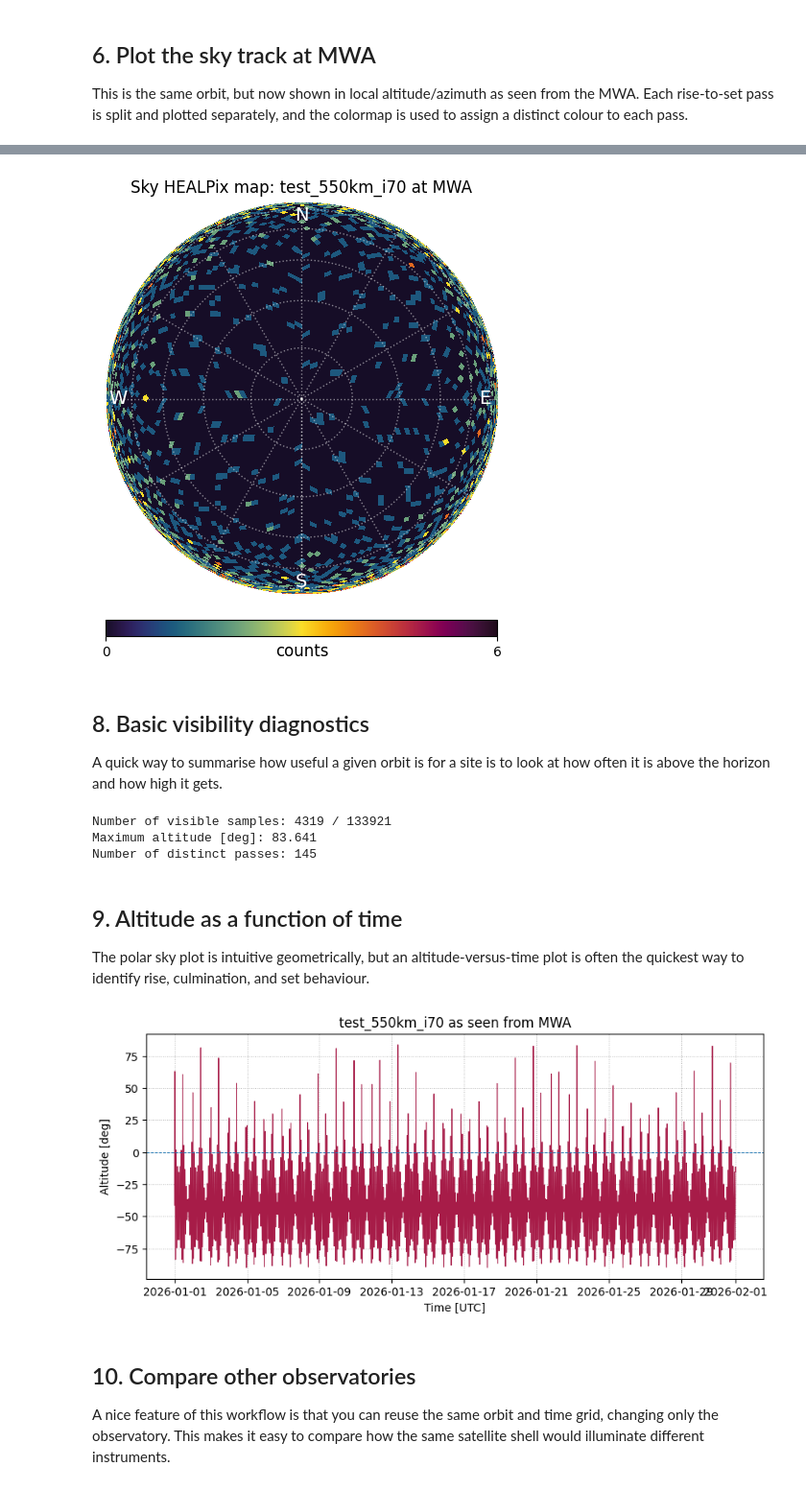
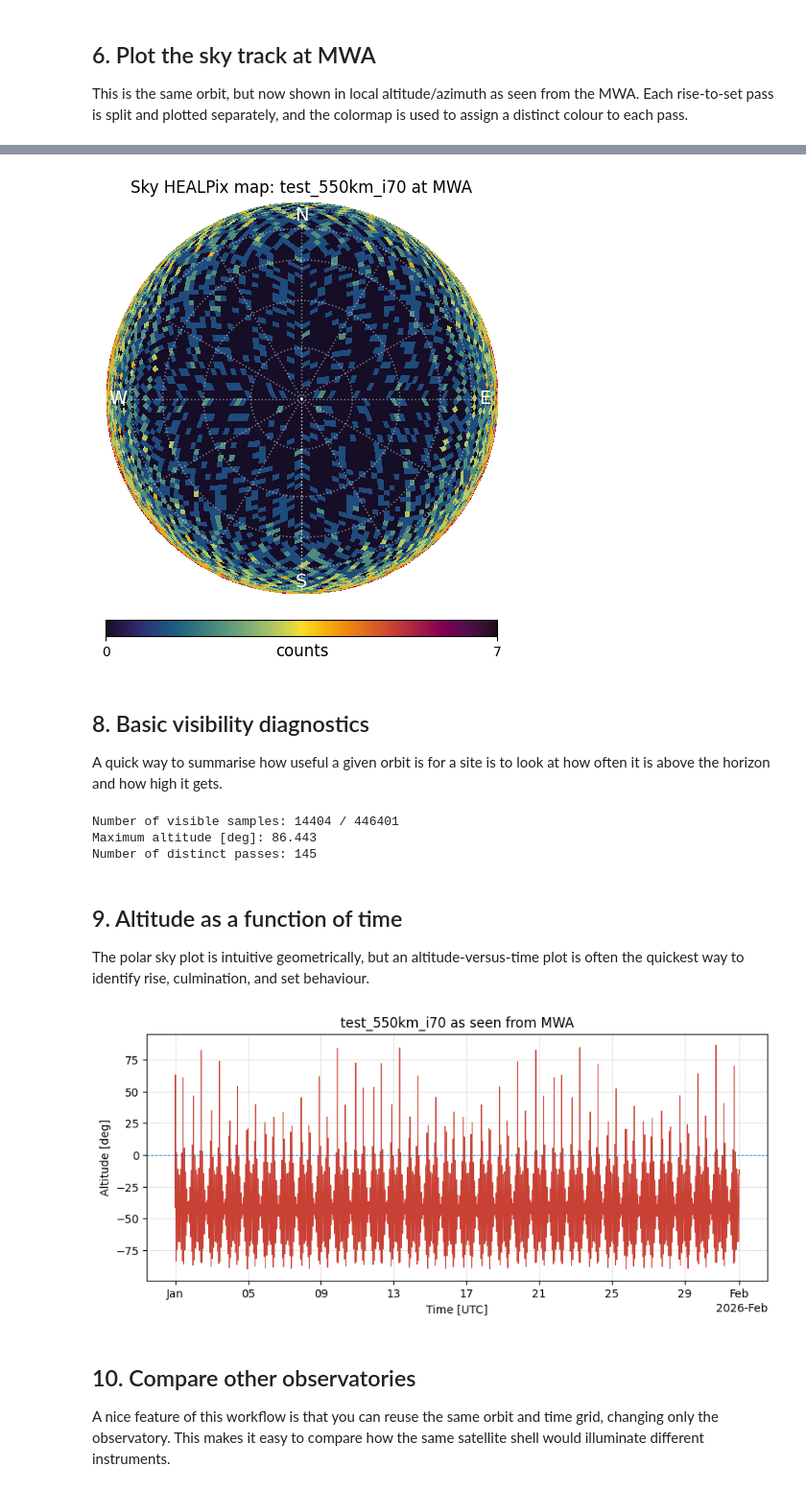
Before and after one commit to amanchokshi/skyweaver, a Jupyter notebook: docs/notebooks/skyweaver_example.ipynb, the cells around one changed output, grey strips where cells are left out. Shown at 96% size. Saved outputs shown, nothing was run; the diff lists cells and outputs as text; code cells hidden in the pictures.

```diff
--- a/docs/notebooks/skyweaver_example.ipynb
+++ b/docs/notebooks/skyweaver_example.ipynb
@@ -81,7 +82,7 @@ We now define the interval over which the orbit will be sampled. For demonstrati
 grid = TimeGrid(
     start=datetime(2026, 1, 1, 0, 0, 0, tzinfo=timezone.utc),
     stop=datetime(2026, 2, 1, 0, 0, 0, tzinfo=timezone.utc),
-    cadence_s=20.0,
+    cadence_s=6,
 )
 
 print(grid.summary())
@@ -161,7 +160,7 @@ healpix_map = plot_sky_track_healpix(
 )
 plt.show()
 # %% [output]
-[figure, old version]
+[figure, new version]
 # %% [markdown]
 ## 8. Basic visibility diagnostics
 
@@ -172,8 +171,8 @@ print(f"Number of visible samples: {visible.sum()} / {st.n_times}")
 print(f"Maximum altitude [deg]: {np.nanmax(st.altitude_deg):.3f}")
 print(f"Number of distinct passes: {len(st.passes())}")
 # %% [output]
-Number of visible samples: 4319 / 133921
-Maximum altitude [deg]: 83.641
+Number of visible samples: 14404 / 446401
+Maximum altitude [deg]: 86.443
 Number of distinct passes: 145
 # %% [markdown]
 ## 9. Altitude as a function of time
@@ -182,16 +181,25 @@ The polar sky plot is intuitive geometrically, but an altitude-versus-time plot
 # %%
 times = grid.datetimes()
 
 fig, ax = plt.subplots(figsize=(10, 4))
-ax.plot(times, st.altitude_deg, lw=0.7, color=cmr.pride(0.8))
+
+ax.plot(times, st.altitude_deg, lw=0.7, color=cmr.pride(0.73))
 ax.axhline(0.0, ls="--", lw=0.7)
+
+locator = mdates.AutoDateLocator(minticks=8, maxticks=16)
+formatter = mdates.ConciseDateFormatter(locator)
+
+ax.xaxis.set_major_locator(locator)
+ax.xaxis.set_major_formatter(formatter)
+
 ax.set_ylabel("Altitude [deg]")
 ax.set_xlabel("Time [UTC]")
 ax.set_title(f"{orbit.name} as seen from {site.name}")
-ax.grid(ls=":", lw="0.7")
+ax.grid(ls=":", lw=0.7)
+
 plt.show()
 # %% [output]
-[figure, old version]
+[figure, new version]
 # %% [markdown]
 ## 10. Compare other observatories
 
```
Also changed, not shown: parts of 11 cells of this notebook.
